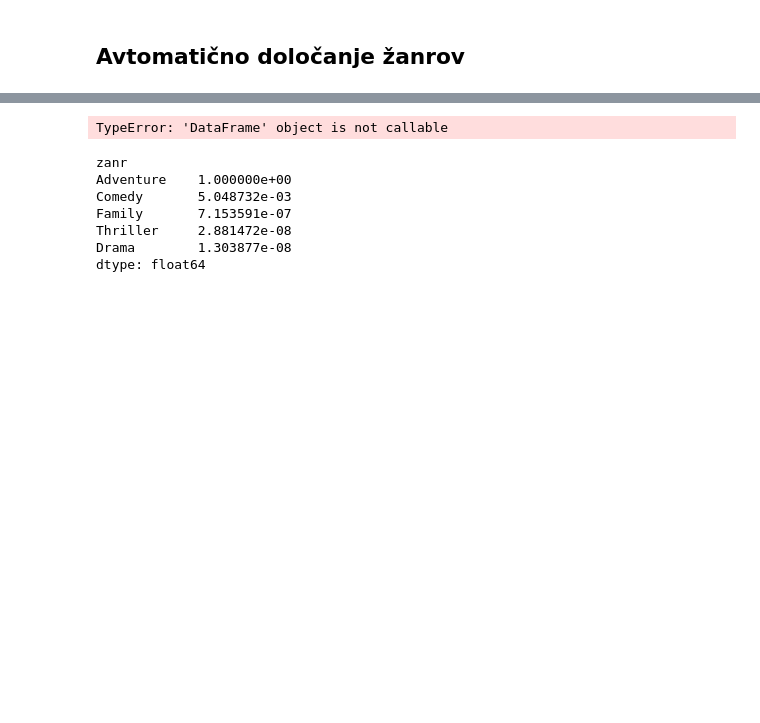
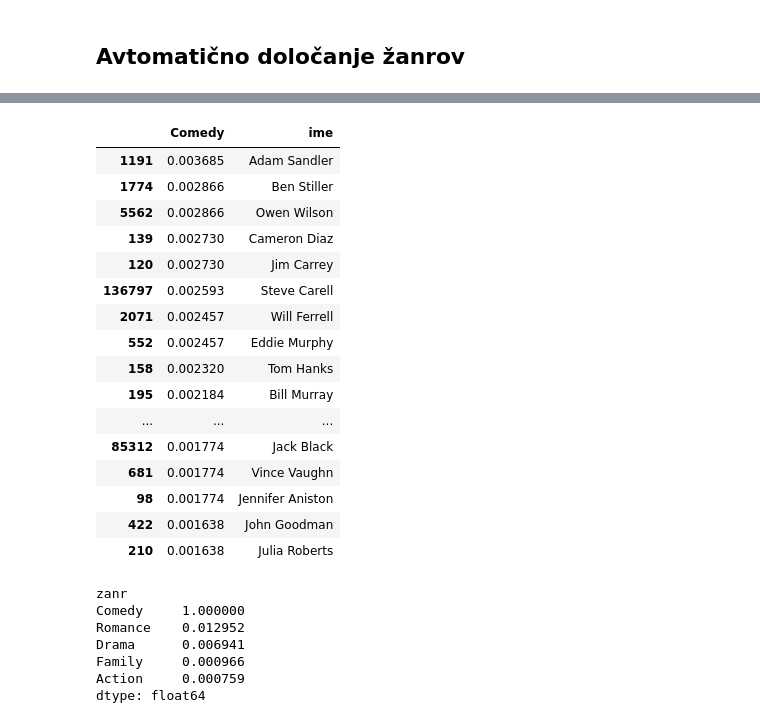
Before and after one commit to matijapretnar/programiranje-1, a Jupyter notebook: ap-projekt/Filmski žanri.ipynb, the cells around one changed output, grey strips where cells are left out. Cells and saved outputs as stored; diff of their text form; code cells hidden in the pictures; blank space fills up the shorter version.

```diff
--- a/ap-projekt/Filmski žanri.ipynb
+++ b/ap-projekt/Filmski žanri.ipynb
@@ -101,2 +207,25 @@ verjetnost_igralcev_pri_zanru = verjetnosti_po_zanrih(igralci)
+# %%
+pd.concat(
+    (verjetnost_igralcev_pri_zanru.Comedy, osebe.ime.sort_index()),
+    axis=1
+).sort_values('Comedy', ascending=False).head(20)
+# %% [output]
+|  | Comedy | ime |
+| 1191 | 0.003685 | Adam Sandler |
+| 1774 | 0.002866 | Ben Stiller |
+| 5562 | 0.002866 | Owen Wilson |
+| 139 | 0.002730 | Cameron Diaz |
+| 120 | 0.002730 | Jim Carrey |
+| 136797 | 0.002593 | Steve Carell |
+| 2071 | 0.002457 | Will Ferrell |
+| 552 | 0.002457 | Eddie Murphy |
+| 158 | 0.002320 | Tom Hanks |
+| 195 | 0.002184 | Bill Murray |
+| ... | ... | ... |
+| 85312 | 0.001774 | Jack Black |
+| 681 | 0.001774 | Vince Vaughn |
+| 98 | 0.001774 | Jennifer Aniston |
+| 422 | 0.001638 | John Goodman |
+| 210 | 0.001638 | Julia Roberts |
 # %%
 def doloci_zanre(naslov='', opis='', igralci=[]):
@@ -121,16 +249,12 @@ def doloci_zanre(naslov='', opis='', igralci=[]):
     faktorji_zanrov /= max(faktorji_zanrov)
     return faktorji_zanrov.sort_values(ascending=False).head(5)
 # %%
-verjetnost_igralcev_pri_zanru(igralci=[1191])
+doloci_zanre(igralci=[1191, 5562])
 # %% [output]
-TypeError: 'DataFrame' object is not callable
+zanr
+Comedy     1.000000
+Romance    0.012952
+Drama      0.006941
+Family     0.000966
+Action     0.000759
+dtype: float64
-# %%
-doloci_zanre("Sad penguins kill everyone")
-# %% [output]
-zanr
-Adventure    1.000000e+00
-Comedy       5.048732e-03
-Family       7.153591e-07
-Thriller     2.881472e-08
-Drama        1.303877e-08
-dtype: float64
```
Also changed, not shown: parts of 7 cells of this notebook, 1 other file.
